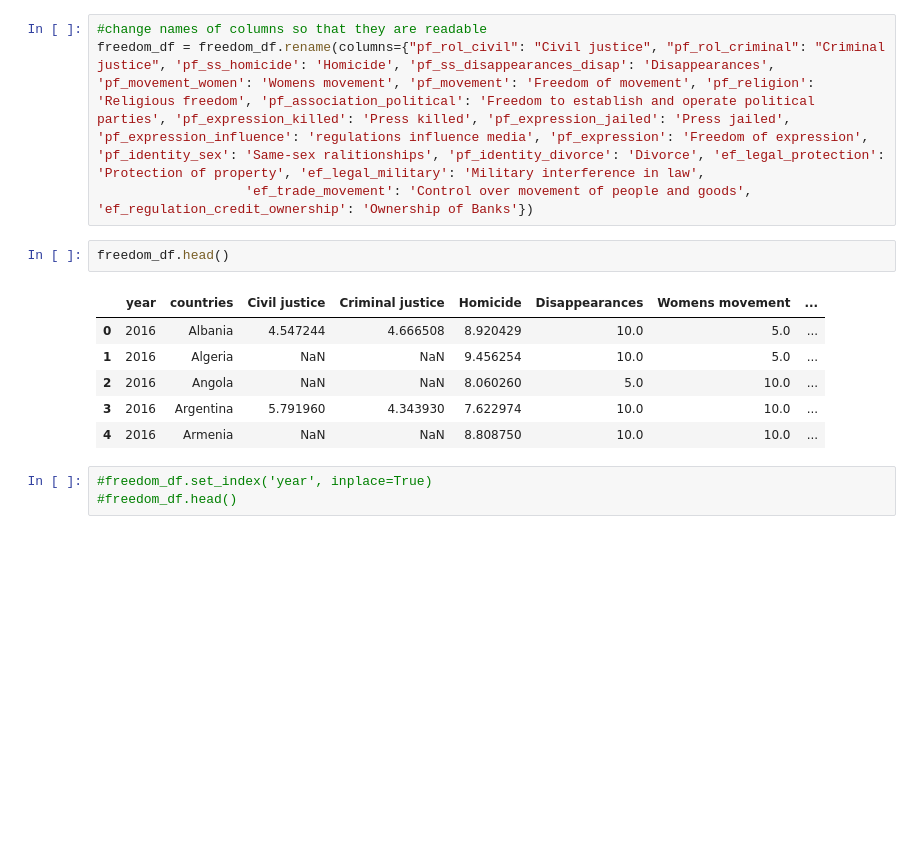
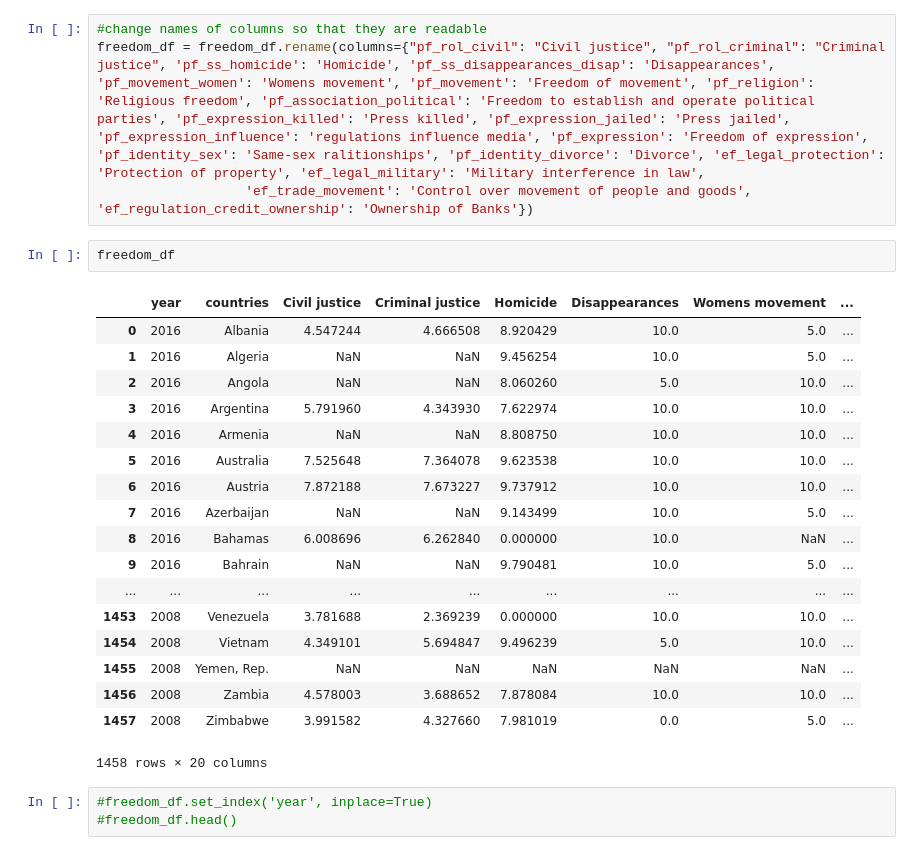
Before and after one commit to Jmaddalena42/ETL_Project, a Jupyter notebook: ETL_Project_Jordan.ipynb, the cells around one changed output. Cells and saved outputs as stored; diff of their text form; blank space fills up the shorter version.

```diff
--- a/ETL_Project_Jordan.ipynb
+++ b/ETL_Project_Jordan.ipynb
@@ -36,14 +35,26 @@ freedom_df = freedom_df[['year', 'countries', 'pf_rol_civil', 'pf_rol_criminal',
 freedom_df = freedom_df.rename(columns={"pf_rol_civil": "Civil justice", "pf_rol_criminal": "Criminal justice", 'pf_ss_homicide': 'Homicide', 'pf_ss_disappearances_disap': 'Disappearances', 'pf_movement_women': 'Womens movement', 'pf_movement': 'Freedom of movement', 'pf_religion': 'Religious freedom', 'pf_association_political': 'Freedom to establish and operate political parties', 'pf_expression_killed': 'Press killed', 'pf_expression_jailed': 'Press jailed', 'pf_expression_influence': 'regulations influence media', 'pf_expression': 'Freedom of expression', 'pf_identity_sex': 'Same-sex ralitionships', 'pf_identity_divorce': 'Divorce', 'ef_legal_protection': 'Protection of property', 'ef_legal_military': 'Military interference in law',
                    'ef_trade_movement': 'Control over movement of people and goods', 'ef_regulation_credit_ownership': 'Ownership of Banks'})
 # %%
-freedom_df.head()
+freedom_df
 # %% [output]
 |  | year | countries | Civil justice | Criminal justice | Homicide | Disappearances | Womens movement | ... |
 | 0 | 2016 | Albania | 4.547244 | 4.666508 | 8.920429 | 10.0 | 5.0 | ... |
 | 1 | 2016 | Algeria | NaN | NaN | 9.456254 | 10.0 | 5.0 | ... |
 | 2 | 2016 | Angola | NaN | NaN | 8.060260 | 5.0 | 10.0 | ... |
 | 3 | 2016 | Argentina | 5.791960 | 4.343930 | 7.622974 | 10.0 | 10.0 | ... |
 | 4 | 2016 | Armenia | NaN | NaN | 8.808750 | 10.0 | 10.0 | ... |
+| 5 | 2016 | Australia | 7.525648 | 7.364078 | 9.623538 | 10.0 | 10.0 | ... |
+| 6 | 2016 | Austria | 7.872188 | 7.673227 | 9.737912 | 10.0 | 10.0 | ... |
+| 7 | 2016 | Azerbaijan | NaN | NaN | 9.143499 | 10.0 | 5.0 | ... |
+| 8 | 2016 | Bahamas | 6.008696 | 6.262840 | 0.000000 | 10.0 | NaN | ... |
+| 9 | 2016 | Bahrain | NaN | NaN | 9.790481 | 10.0 | 5.0 | ... |
+| ... | ... | ... | ... | ... | ... | ... | ... | ... |
+| 1453 | 2008 | Venezuela | 3.781688 | 2.369239 | 0.000000 | 10.0 | 10.0 | ... |
+| 1454 | 2008 | Vietnam | 4.349101 | 5.694847 | 9.496239 | 5.0 | 10.0 | ... |
+| 1455 | 2008 | Yemen, Rep. | NaN | NaN | NaN | NaN | NaN | ... |
+| 1456 | 2008 | Zambia | 4.578003 | 3.688652 | 7.878084 | 10.0 | 10.0 | ... |
+| 1457 | 2008 | Zimbabwe | 3.991582 | 4.327660 | 7.981019 | 0.0 | 5.0 | ... |
+1458 rows × 20 columns
 # %%
 #freedom_df.set_index('year', inplace=True)
 #freedom_df.head()
```
Also changed, not shown: parts of 23 cells of this notebook, 1 other file.
